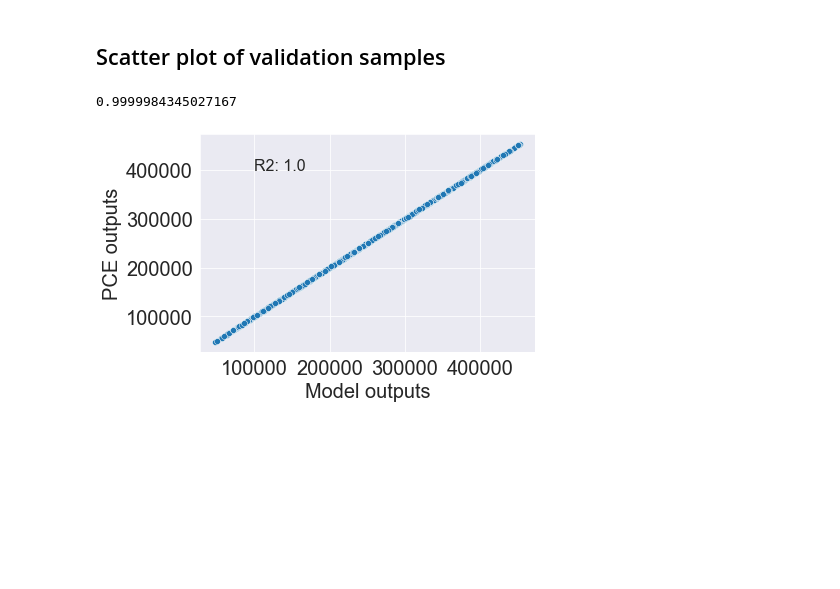
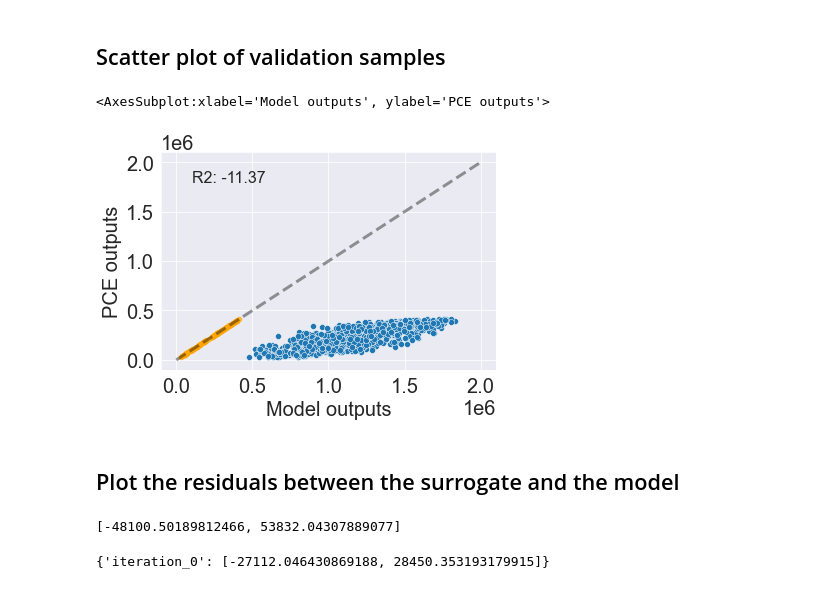
Before and after one commit to QianWanghhu/IES-FF, a Jupyter notebook: src/visualization.ipynb, the cells around one changed output. Cells and saved outputs as stored; diff of their text form; code cells hidden in the pictures; blank space fills up the shorter version.

Commit message:
Change the notebooks to plot residuals of PCE.

```diff
--- a/src/visualization.ipynb
+++ b/src/visualization.ipynb
@@ -61,3 +14,0 @@ def run_source_annual(vars, vs_list=vs_list):
-# %%
-import pickle
-pce_load = pickle.load(open(f'{file_settings()[0]}\pce-lsq.pkl', "rb"))
@@ -72,5 +20,5 @@ pce_vals = pce_load(vali_samples.values.T)
 ## import samples and results for pce-sse
 # %%
 import pickle
-year = 2017
-pce_load = pickle.load(open(f'{file_settings()[0]}\pce-{year}-level4.pkl', "rb"))
+year = 'rmse'
+pce_load = pickle.load(open(f'{file_settings()[0]}/pce-{year}.pkl', "rb")) #-level4
@@ -110,17 +38,25 @@ vali_values.index = pd.to_datetime(vali_values.index)
 vali_annual = timeseries_sum(vali_values, temp_scale = 'annual')
 obs_din = timeseries_sum(observed_din, temp_scale = 'annual')
 din_126001A = pd.DataFrame(vali_annual, dtype='float')
-if year != 'sse':
-    lsq = din_126001A.loc[year, :].values
+if year =='sse':
+    resid = (obs_din.values - vali_annual.values)
+    sse = np.sum(resid ** 2, axis=0)
+    sse = sse.reshape(sse.shape[0], 1)
+elif year == 'rmse':
+    resid = (obs_din.values - vali_annual.values)
+    sse = (np.mean(resid ** 2, axis=0)) ** 0.5
+    sse = sse.reshape(sse.shape[0], 1)
 else:
-    resid = (obs_din.values - vali_annual.values)
-    lsq = np.sum(resid ** 2, axis=0)
-    lsq = lsq.reshape(lsq.shape[0], 1)
+    sse = din_126001A.loc[year, :].values
 
-model_vals = lsq
+model_vals = sse
 # %%
 # calculate the outputs of pce
 pce_vals = pce_load(vali_samples.values.T)
+
+# extract the training samples
+train_samples = pce_load.variable_transformation.map_from_canonical_space(pce_load.samples)
+train_vals = pce_load.values
 # %% [markdown]
 ## Scatter plot of validation samples
 # %%
@@ -133,19 +69,20 @@ from sklearn import metrics
 # %%
 # calculate the error
 r2 = metrics.r2_score(model_vals.flatten()[0:1000], pce_vals.flatten()[0:1000])
-r2
-# %% [output]
-0.9999984345027167
 # %%
 sns.set_style('darkgrid')
-ax = sns.scatterplot(x = model_vals.flatten()[0:1000], y = pce_vals.flatten()[0:1000])
+ax = sns.scatterplot(x = model_vals.flatten()[0:1000], y = pce_vals.flatten()[0:1000]);
+ax.scatter(x = train_vals, y = train_vals, color='orange', alpha=0.7, s=20)
 ax.set_xlabel('Model outputs')
 ax.set_ylabel('PCE outputs')
-ax.text(x=1e5, y=4e5, s=f'R2: {np.round(r2, 2)}');
+ax.text(x=1e5, y=1.8e6, s=f'R2: {np.round(r2, 2)}');
 # Add a 1-1 line
-# x_line = np.linspace(0, 2.5e6, 10000)
-# y_line = x_line
-# sns.lineplot(x = x_line, y = y_line, color='k', ax=ax, linestyle='--', alpha=0.5)
-plt.savefig(f'{file_settings()[0]}figs/PCE_{year}.png', format='png', dpi=300)
+x_line = np.linspace(0, 2e6, 10000)
+y_line = x_line
+sns.lineplot(x = x_line, y = y_line, color='k', ax=ax, linestyle='--', alpha=0.4)
+# plt.savefig(f'{file_settings()[0]}figs/PCE_{year}_rmse.png', format='png', dpi=300)
 # %% [output]
+<AxesSubplot:xlabel='Model outputs', ylabel='PCE outputs'>
-[figure, old version]
+[figure, new version]
+# %% [markdown]
+## Plot the residuals between the surrogate and the model
@@ -151,0 +95,10 @@ plt.savefig(f'{file_settings()[0]}figs/PCE_{year}.png', format='png', dpi=300)
+# %%
+bounds
+# %% [output]
+[-48100.50189812466, 53832.04307889077]
+# %%
+# update the uncertainty bounds
+f_name = f'{file_settings()[0]}adaptive/bounds.pkl'
+bounds_dict = update_bounds(f_name, bounds)
+# %% [output]
+{'iteration_0': [-27112.046430869188, 28450.353193179915]}
```
Also changed, not shown: parts of 10 cells of this notebook.
